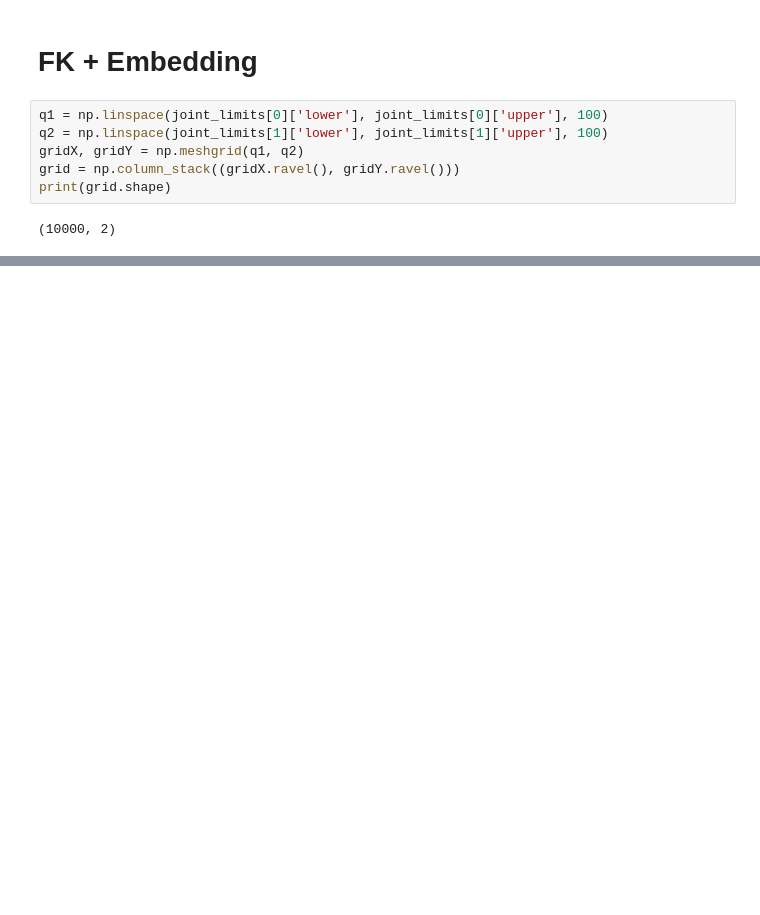
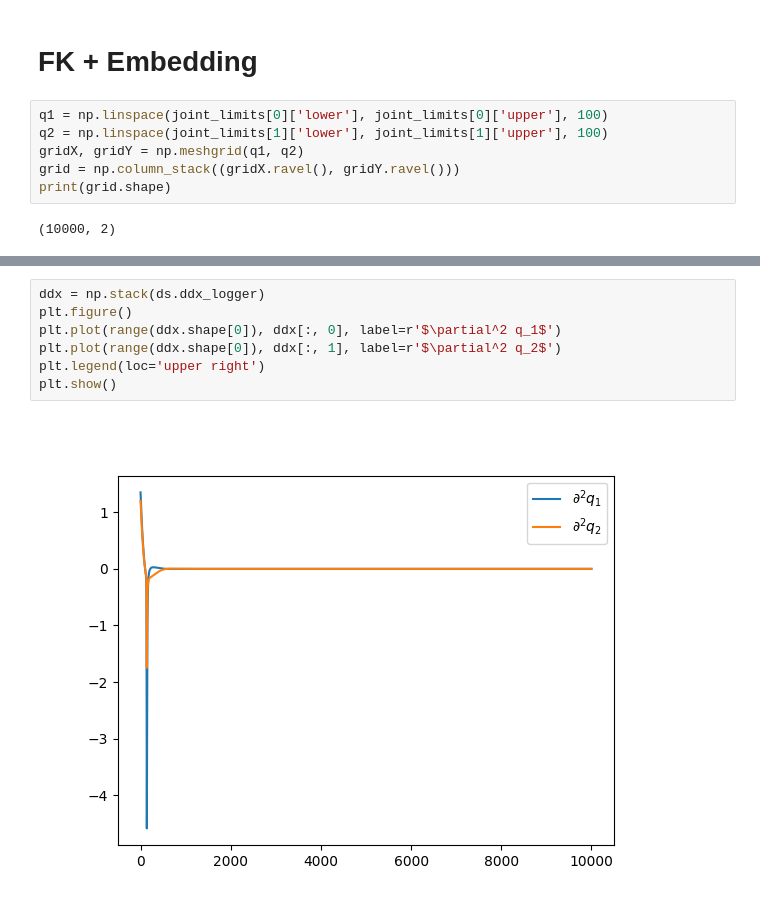
Before and after one commit to Bbosc/GDSOA, a Jupyter notebook: main.ipynb, the cells around one changed output, grey strips where cells are left out. Cells and saved outputs as stored; diff of their text form; blank space fills up the shorter version.

```diff
--- a/main.ipynb
+++ b/main.ipynb
@@ -90,0 +110,9 @@ plt.show()
+# %%
+ddx = np.stack(ds.ddx_logger)
+plt.figure()
+plt.plot(range(ddx.shape[0]), ddx[:, 0], label=r'$\partial^2 q_1$')
+plt.plot(range(ddx.shape[0]), ddx[:, 1], label=r'$\partial^2 q_2$')
+plt.legend(loc='upper right')
+plt.show()
+# %% [output]
+[figure, added]
```
Also changed, not shown: parts of 8 cells of this notebook, 1 other file.
